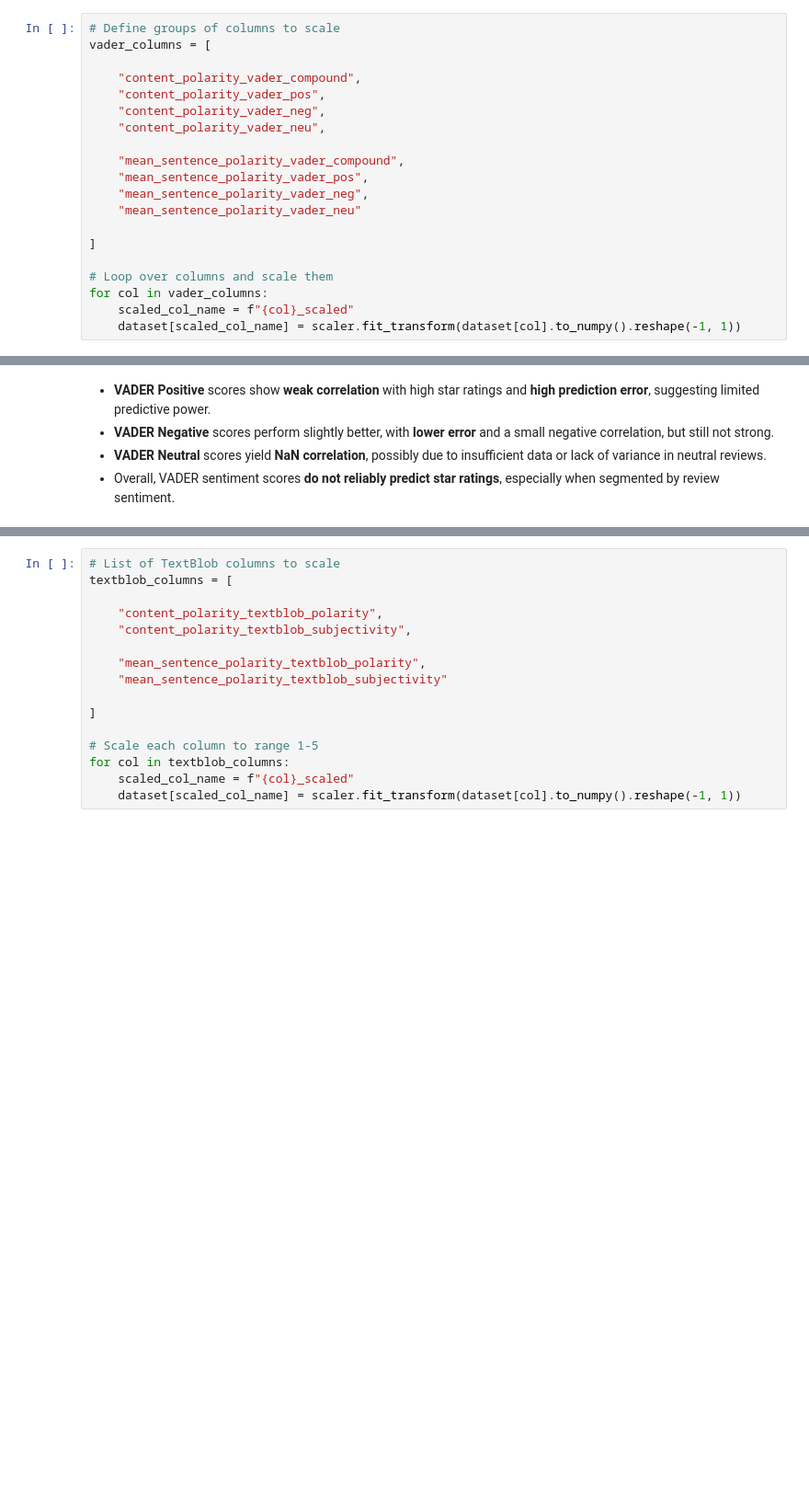
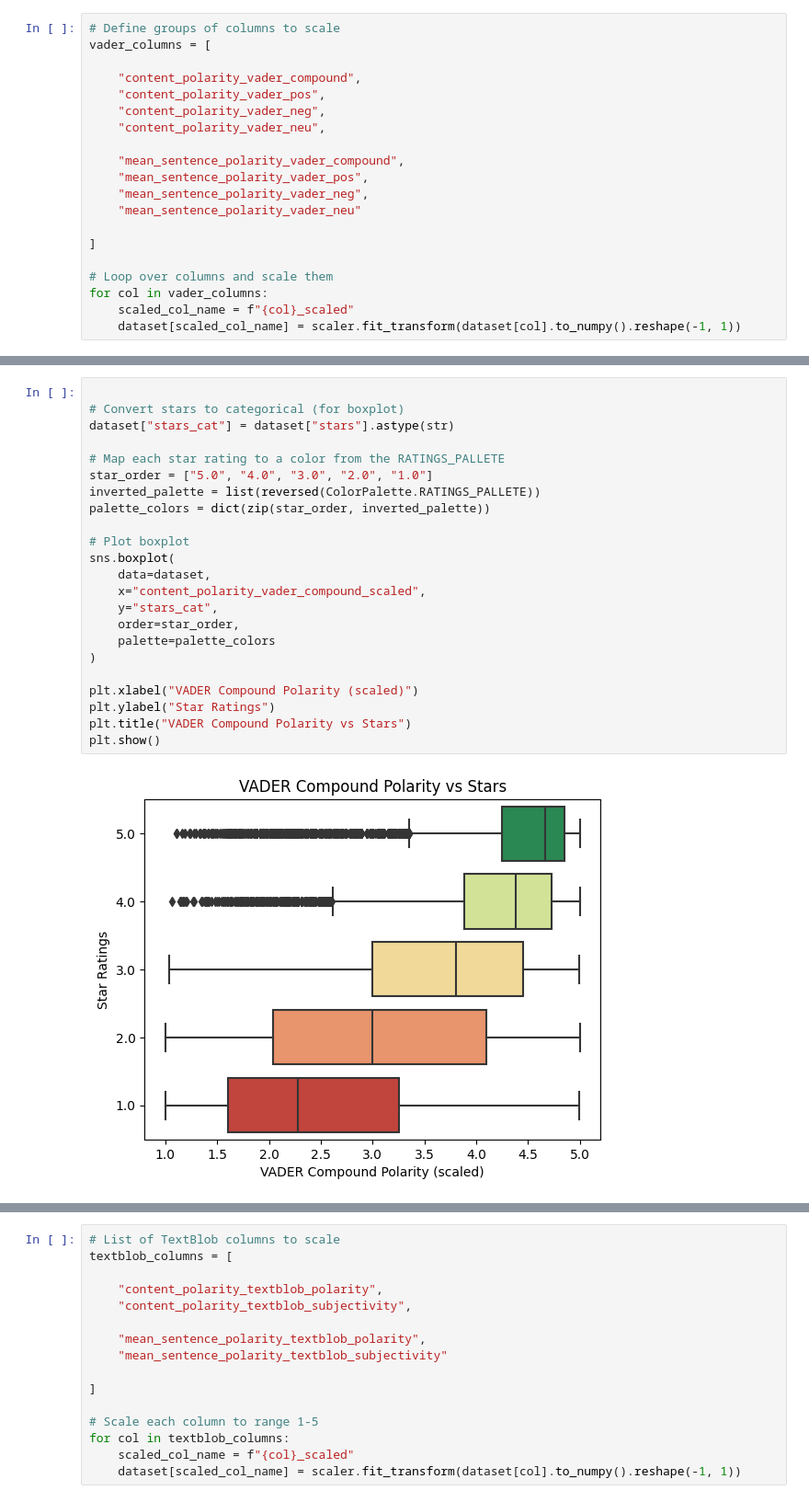
Before and after one commit to beatrizmarques2005/text_mining_in_reviews, a Jupyter notebook: notebooks/04_sentiment_analysis.ipynb, the cells around one changed output, grey strips where cells are left out. Shown at 92% size. Drawn from its saved outputs; the diff is of its cells as text; blank space fills up the shorter version.

Commit message:
improvements in sentiment analysis and small things

```diff
--- a/notebooks/04_sentiment_analysis.ipynb
+++ b/notebooks/04_sentiment_analysis.ipynb
@@ -385,5 +386,25 @@ subset_metrics_df
-# %% [markdown]
-- **VADER Positive** scores show **weak correlation** with high star ratings and **high prediction error**, suggesting limited predictive power.
-- **VADER Negative** scores perform slightly better, with **lower error** and a small negative correlation, but still not strong.
-- **VADER Neutral** scores yield **NaN correlation**, possibly due to insufficient data or lack of variance in neutral reviews.
-- Overall, VADER sentiment scores **do not reliably predict star ratings**, especially when segmented by review sentiment.
+# %%
+
+# Convert stars to categorical (for boxplot)
+dataset["stars_cat"] = dataset["stars"].astype(str)
+
+# Map each star rating to a color from the RATINGS_PALLETE
+star_order = ["5.0", "4.0", "3.0", "2.0", "1.0"]
+inverted_palette = list(reversed(ColorPalette.RATINGS_PALLETE))
+palette_colors = dict(zip(star_order, inverted_palette))
+
+# Plot boxplot
+sns.boxplot(
+    data=dataset,
+    x="content_polarity_vader_compound_scaled",
+    y="stars_cat",
+    order=star_order,
+    palette=palette_colors
+)
+
+plt.xlabel("VADER Compound Polarity (scaled)")
+plt.ylabel("Star Ratings")
+plt.title("VADER Compound Polarity vs Stars")
+plt.show()
+# %% [output]
+[figure, added]
```
Also changed, not shown: parts of 7 cells of this notebook, 5 other files.
